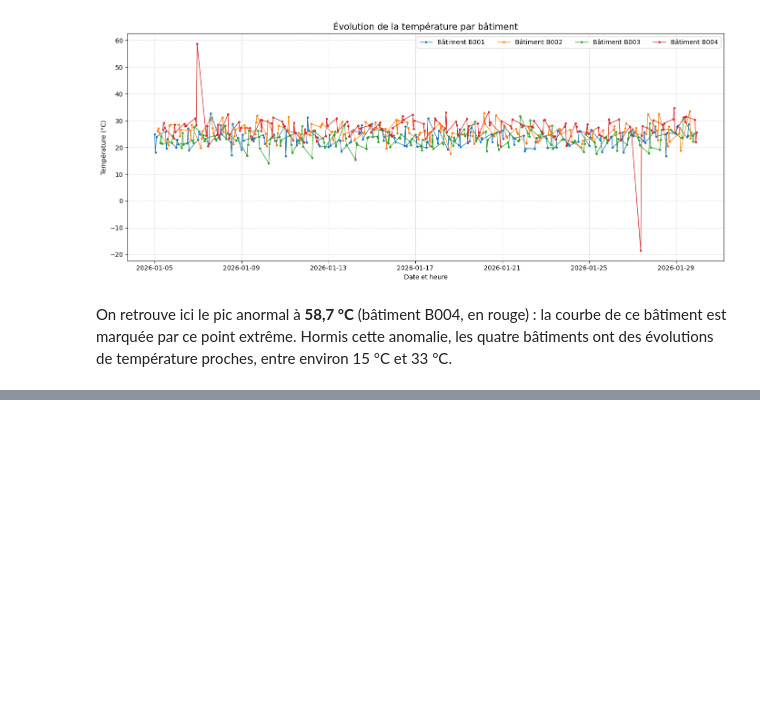
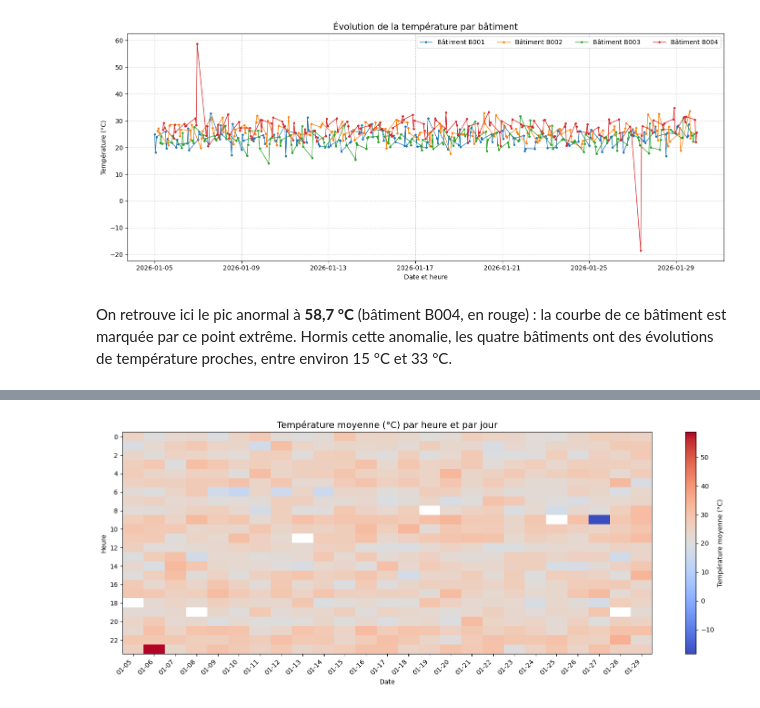
Before and after one commit to boltn5107-sos/atelier-matplotlib, a Jupyter notebook: atelier_matplotlib_iot/notebooks/atelier_matplotlib_iot.ipynb, the cells around one changed output, grey strips where cells are left out. Saved outputs shown, nothing was run; the diff lists cells and outputs as text; code cells hidden in the pictures; blank space fills up the shorter version.

```diff
--- a/atelier_matplotlib_iot/notebooks/atelier_matplotlib_iot.ipynb
+++ b/atelier_matplotlib_iot/notebooks/atelier_matplotlib_iot.ipynb
@@ -553,0 +693,19 @@ des évolutions de température proches, entre environ 15 °C et 33 °C.
+# %%
+fig, ax = plt.subplots(figsize=(15, 6))
+
+im = ax.imshow(pivot_temp.values, aspect="auto", cmap="coolwarm")
+
+ax.set_title("Température moyenne (°C) par heure et par jour", fontsize=14)
+ax.set_xlabel("Date")
+ax.set_ylabel("Heure")
+ax.set_yticks(range(0, 24, 2))
+ax.set_xticks(range(len(pivot_temp.columns)))
+ax.set_xticklabels([str(d)[5:] for d in pivot_temp.columns], rotation=45, ha="right")
+
+cbar = plt.colorbar(im, ax=ax)
+cbar.set_label("Température moyenne (°C)")
+
+plt.tight_layout()
+plt.show()
+# %% [output]
+[figure, added]
```
Also changed, not shown: parts of 24 cells of this notebook, 2 other files.
